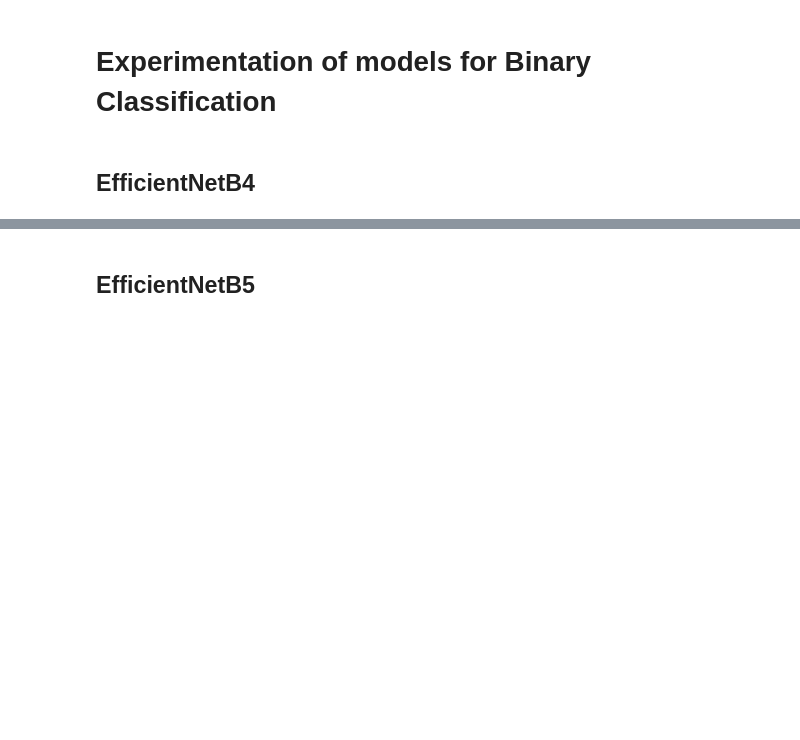
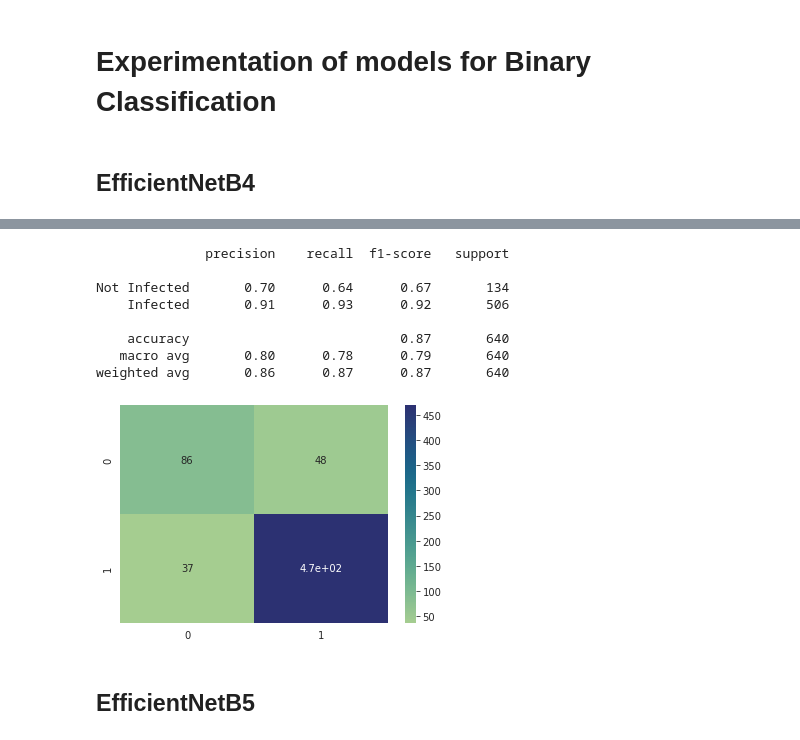
Before and after one commit to Gaurav0502/retina-multilabel-classification, a Jupyter notebook: notebooks/retina-multilabel-classification.ipynb, the cells around one changed output, grey strips where cells are left out. Drawn from its saved outputs; the diff is of its cells as text; code cells hidden in the pictures; blank space fills up the shorter version.

```diff
--- a/notebooks/retina-multilabel-classification.ipynb
+++ b/notebooks/retina-multilabel-classification.ipynb
@@ -224,14 +256,14 @@ def experiment_model(preprocessing_function, model):
     return modelbuilder.model, modelbuilder.history, test
 # %%
 class ModelEvaluator:
-    def __init__(self, history, classes : list, model, test):
+    def __init__(self, history, classes : list, model, test, threshold : float):
         self.history = history
         self.model = model
         self.test = test
         self.classes = classes
         self.num_classes = len(self.classes)
         self.predictions = None
-        self.t = 0.5
+        self.t = threshold
 
     def __plot_metric(self, ax, metric: str,train_metric : str, val_metric : str):
 
@@ -340,3 +445,18 @@ print(classification_report(efficientnet_test.labels, p, target_names=["Not Infe
+# %%
+me = ModelEvaluator(history, ["Not Infected", "Infected"], efficientnet, efficientnet_test, 0.321)
+# %%
+me.predict()
+me.class_report()
+# %% [output]
+              precision    recall  f1-score   support
+
+Not Infected       0.70      0.64      0.67       134
+    Infected       0.91      0.93      0.92       506
+
+    accuracy                           0.87       640
+   macro avg       0.80      0.78      0.79       640
+weighted avg       0.86      0.87      0.87       640
+[figure, added]
 # %% [markdown]
 ## EfficientNetB5
 # %%
```
Also changed, not shown: parts of 24 cells of this notebook.
